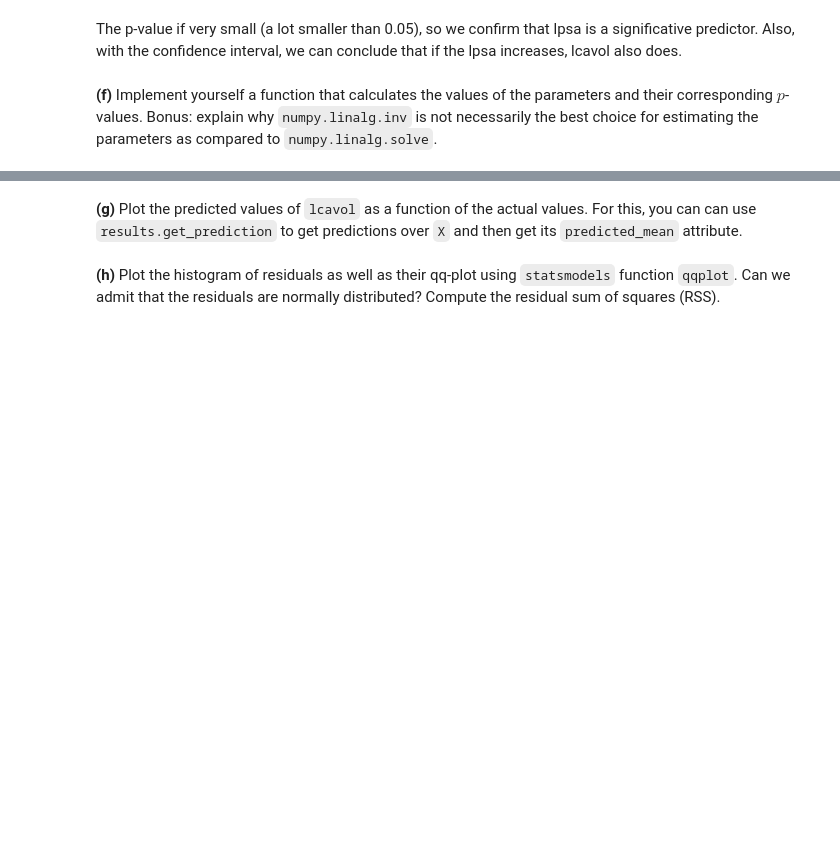
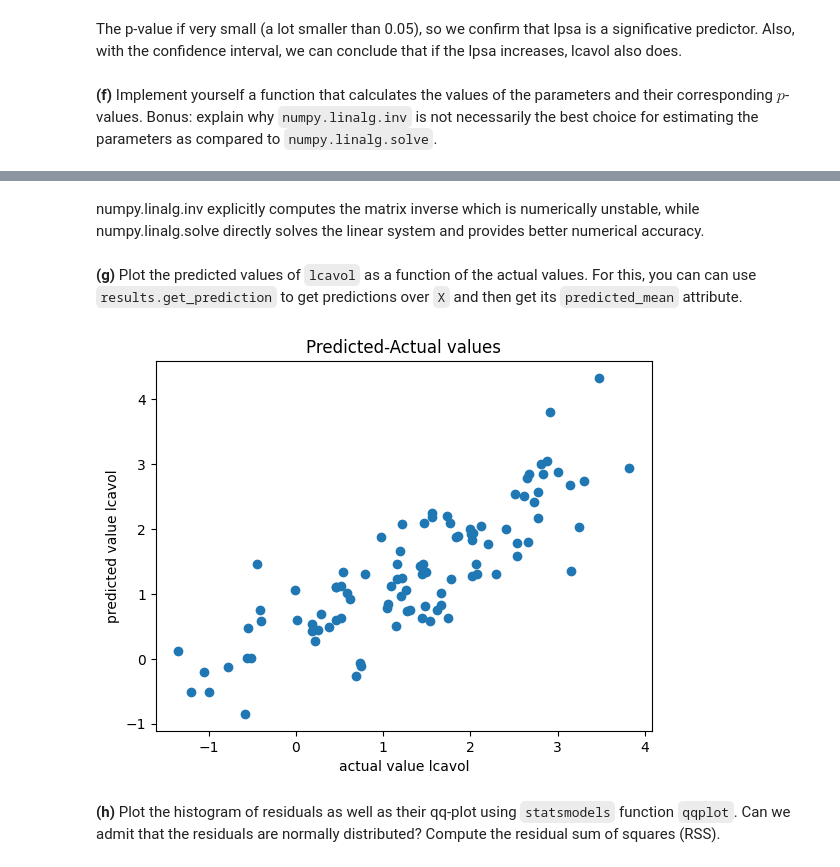
Before and after one commit to AlexGouret/ISLA, a Jupyter notebook: TP1.ipynb, the cells around one changed output, grey strips where cells are left out. Saved outputs shown, nothing was run; the diff lists cells and outputs as text; code cells hidden in the pictures; blank space fills up the shorter version.

```diff
--- a/TP1.ipynb
+++ b/TP1.ipynb
@@ -352,4 +424,16 @@ The p-value if very small (a lot smaller than 0.05), so we confirm that lpsa is
+# %% [markdown]
+numpy.linalg.inv explicitly computes the matrix inverse which is numerically unstable, while numpy.linalg.solve directly solves the linear system and provides better numerical accuracy.
 # %% [markdown]
 **(g)** Plot the predicted values of `lcavol` as a function of the actual values. For this, you can can use `results.get_prediction` to get predictions over `X` and then get its `predicted_mean` attribute.
+# %%
+pred = results.get_prediction (X)
+y_pred = pred.predicted_mean
+plt.scatter(y, y_pred)
+plt.xlabel('actual value lcavol')
+plt.ylabel('predicted value lcavol')
+plt.title ("Predicted-Actual values")
+plt.show()
+# %% [output]
+[figure, added]
 # %% [markdown]
 **(h)** Plot the histogram of residuals as well as their qq-plot using `statsmodels` function `qqplot`. Can we admit that the residuals are normally distributed? Compute the residual sum of squares (RSS).
```
Also changed, not shown: parts of 17 cells of this notebook.
